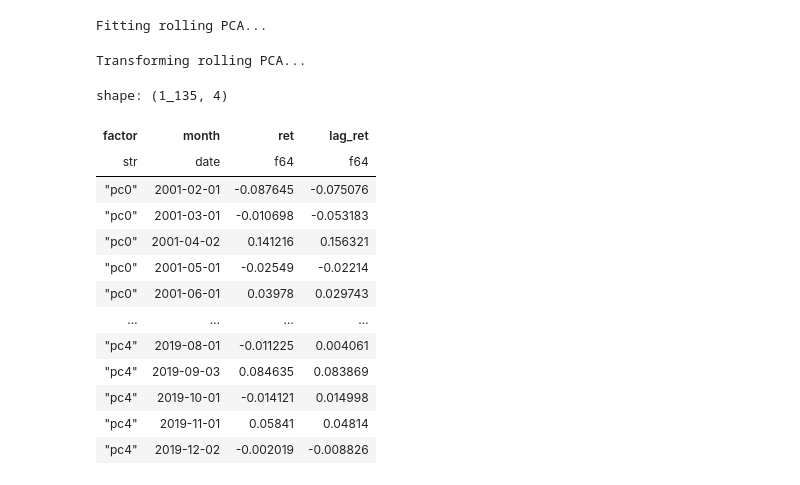
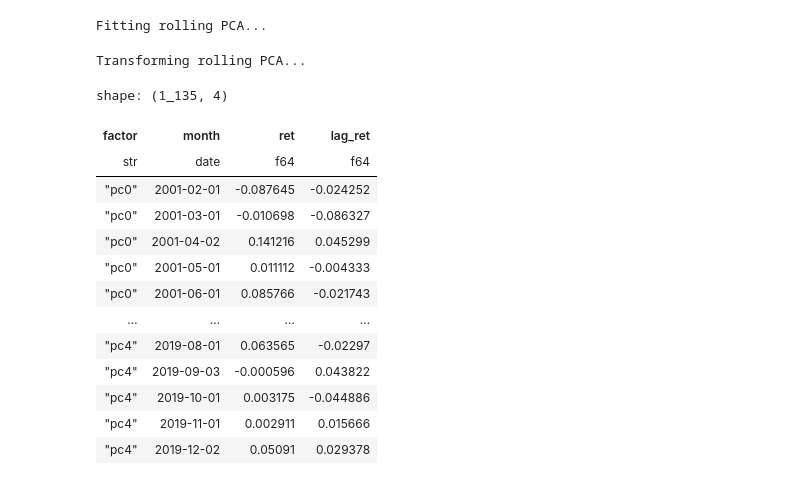
Before and after one commit to rvance1/factor-momentum, a Jupyter notebook: notebooks/TEMP.ipynb, the cells around one changed output. Cells and saved outputs as stored; diff of their text form; code cells hidden in the pictures.

```diff
--- a/notebooks/TEMP.ipynb
+++ b/notebooks/TEMP.ipynb
@@ -30,19 +66,20 @@ pcs
 # %%
-_scan_monthly_pc_returns(start, end, 5, 100).collect()
+pcs = _scan_monthly_pc_returns(start, end, 5, 200).collect()
+pcs
 # %% [output]
 Fitting rolling PCA...
 Transforming rolling PCA...
 shape: (1_135, 4)
 | factor | month | ret | lag_ret |
 | str | date | f64 | f64 |
-| "pc0" | 2001-02-01 | -0.087645 | -0.075076 |
-| "pc0" | 2001-03-01 | -0.010698 | -0.053183 |
-| "pc0" | 2001-04-02 | 0.141216 | 0.156321 |
-| "pc0" | 2001-05-01 | -0.02549 | -0.02214 |
-| "pc0" | 2001-06-01 | 0.03978 | 0.029743 |
+| "pc0" | 2001-02-01 | -0.087645 | -0.024252 |
+| "pc0" | 2001-03-01 | -0.010698 | -0.086327 |
+| "pc0" | 2001-04-02 | 0.141216 | 0.045299 |
+| "pc0" | 2001-05-01 | 0.011112 | -0.004333 |
+| "pc0" | 2001-06-01 | 0.085766 | -0.021743 |
 | … | … | … | … |
-| "pc4" | 2019-08-01 | -0.011225 | 0.004061 |
-| "pc4" | 2019-09-03 | 0.084635 | 0.083869 |
-| "pc4" | 2019-10-01 | -0.014121 | 0.014998 |
-| "pc4" | 2019-11-01 | 0.05841 | 0.04814 |
-| "pc4" | 2019-12-02 | -0.002019 | -0.008826 |
+| "pc4" | 2019-08-01 | 0.063565 | -0.02297 |
+| "pc4" | 2019-09-03 | -0.000596 | 0.043822 |
+| "pc4" | 2019-10-01 | 0.003175 | -0.044886 |
+| "pc4" | 2019-11-01 | 0.002911 | 0.015666 |
+| "pc4" | 2019-12-02 | 0.05091 | 0.029378 |
```
Also changed, not shown: parts of 8 cells of this notebook, 4 other files.
